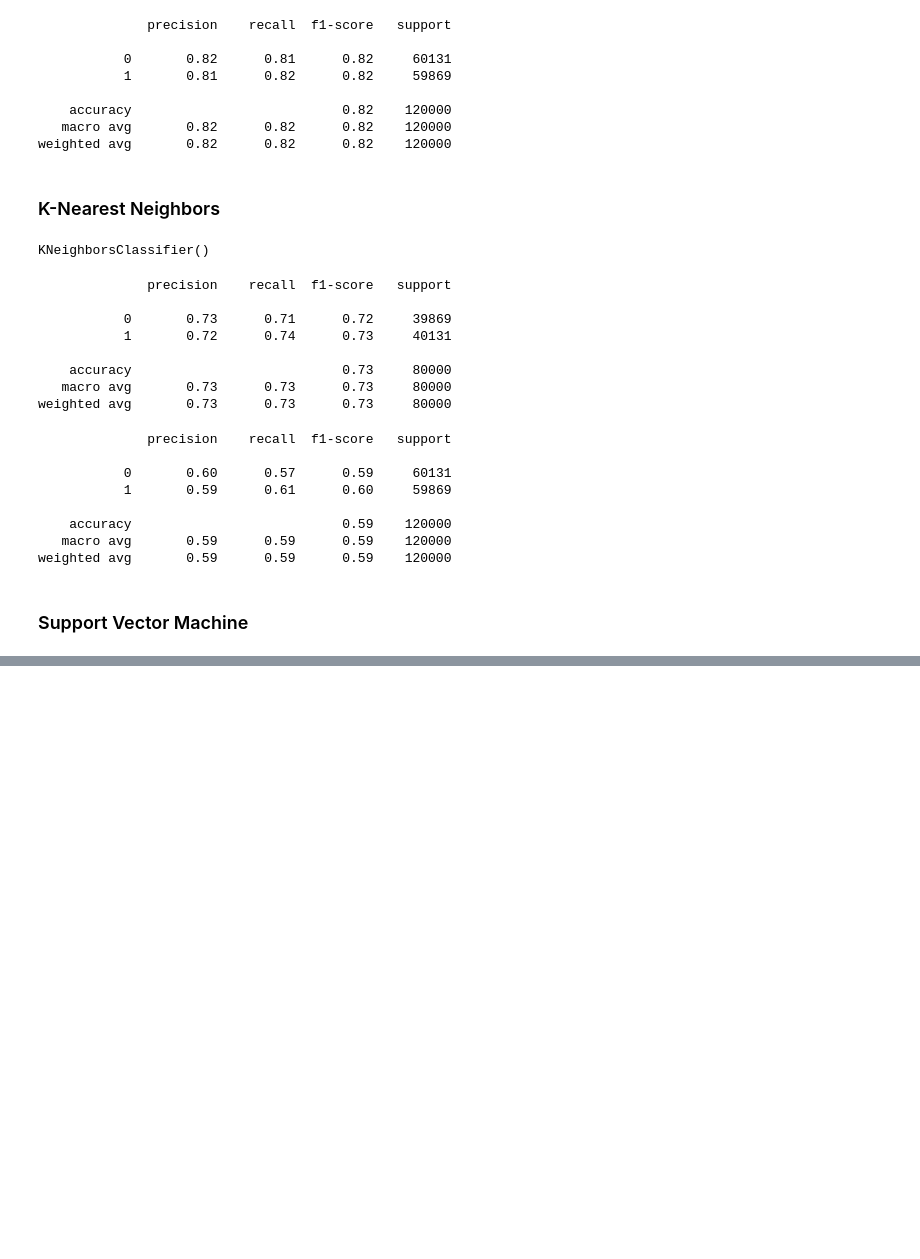
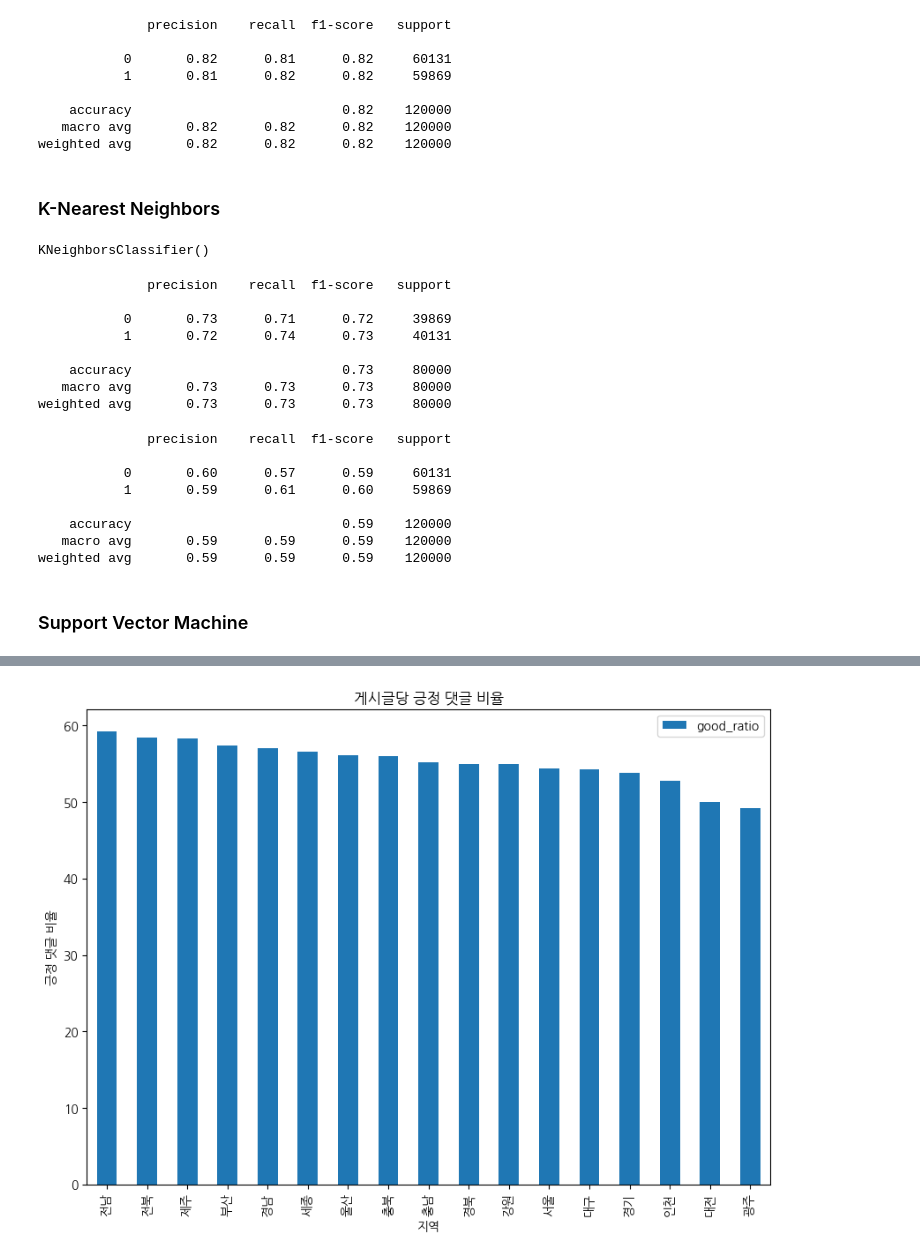
Before and after one commit to nohjuhyeon/AI_LKJ_hubs_fastapi, a Jupyter notebook: data_analysis/instagram_review/instagram_review_jh_third.ipynb, the cells around one changed output, grey strips where cells are left out. Drawn from its saved outputs; the diff is of its cells as text; code cells hidden in the pictures; blank space fills up the shorter version.

```diff
--- a/data_analysis/instagram_review/instagram_review_jh_third.ipynb
+++ b/data_analysis/instagram_review/instagram_review_jh_third.ipynb
@@ -451,0 +638,13 @@ df_sns_review['goodorbad'] = svm_model.predict(features)
+# %%
+for i in range(len(df_sns)):
+    df_sns.loc[i,'card_month'] = df_sns.loc[i,'card_date'].split()[1][:-1]
+    if df_sns.loc[i,'card_date'].split()[1][:-1] in ['3','4','5']:
+        df_sns.loc[i,'card_season'] = '봄'
+    elif df_sns.loc[i,'card_date'].split()[1][:-1] in ['6','7','8']:
+        df_sns.loc[i,'card_season']  = '여름'
+    elif df_sns.loc[i,'card_date'].split()[1][:-1] in ['9','10','11']:
+        df_sns.loc[i,'card_season']  = '가을'
+    elif df_sns.loc[i,'card_date'].split()[1][:-1] in ['12','1','2']:
+        df_sns.loc[i,'card_season'] = '겨울'
+# %%
+df_sns_20 = df_sns.query("total_review>=20")
@@ -451,0 +669,22 @@ df_sns_review['goodorbad'] = svm_model.predict(features)
+# %%
+# pivot_review_good = pd.pivot_table(df_sns_20,index='region',columns='card_season',values='good_ratio',aggfunc='mean')
+pivot_review_good = pd.pivot_table(df_sns_20,index='region',values='good_ratio',aggfunc='mean')
+pivot_review_good = pivot_review_good.loc['강원':]
+# pivot_review_good = pivot_review_good.loc['강원':,['봄','여름','가을','겨울']]
+pivot_review_good = pivot_review_good.fillna(0)
+pivot_review_good['good_ratio'] = pivot_review_good['good_ratio']*100
+# %%
+pivot_review_good = pivot_review_good.sort_values("good_ratio",ascending = False)
+# %%
+# 선 그래프 그리기
+# concept 값이 0인 행 제거
+# 그래프 제목, x축 레이블, y축 레이블 설정
+ax = pivot_review_good.plot(kind='bar',  figsize=(10, 7))
+plt.title('게시글당 긍정 댓글 비율')
+plt.xlabel('지역')
+plt.ylabel('긍정 댓글 비율')
+
+# 그래프 표시
+plt.show()
+# %% [output]
+[figure, added]
```
Also changed, not shown: parts of 47 cells of this notebook, 5 other files.
